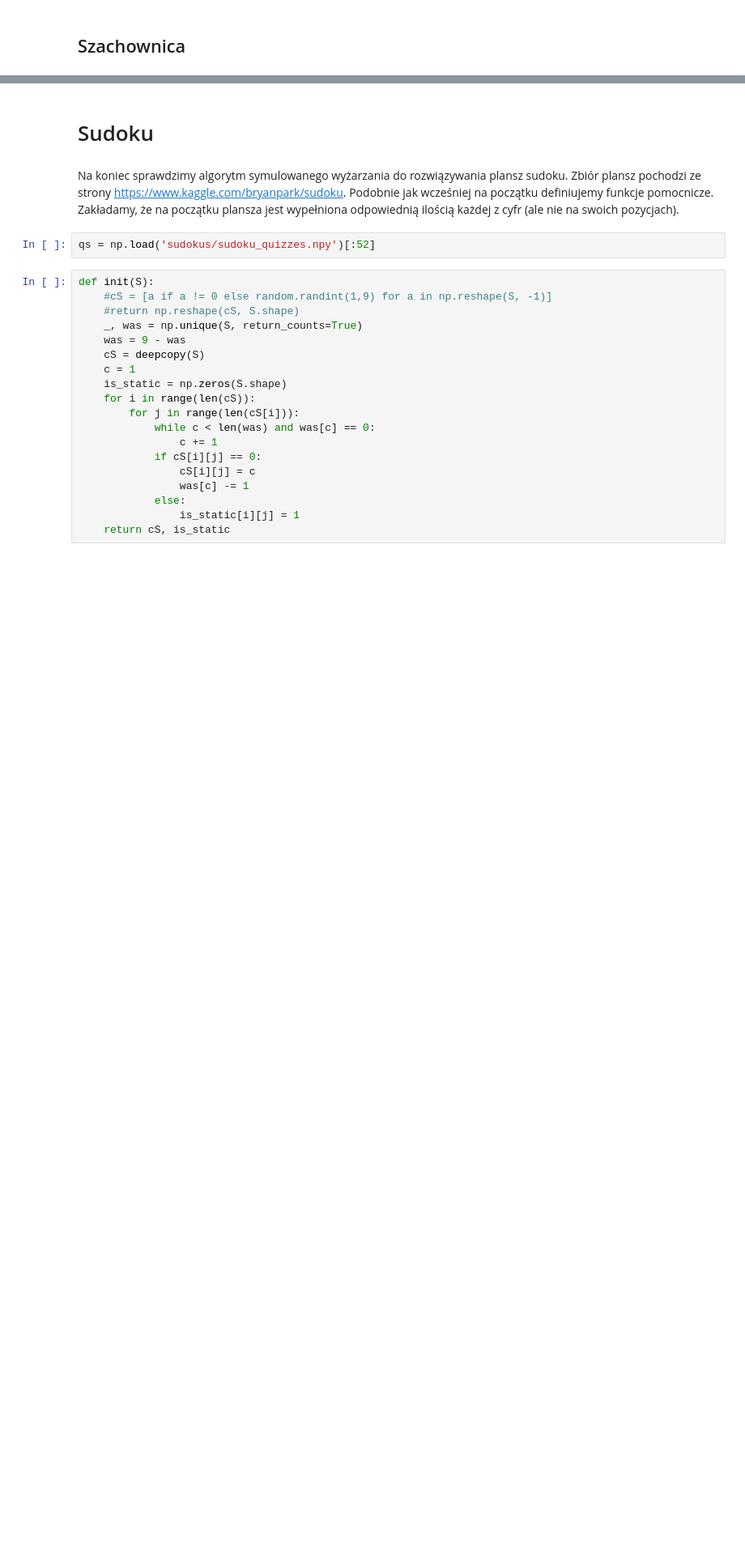
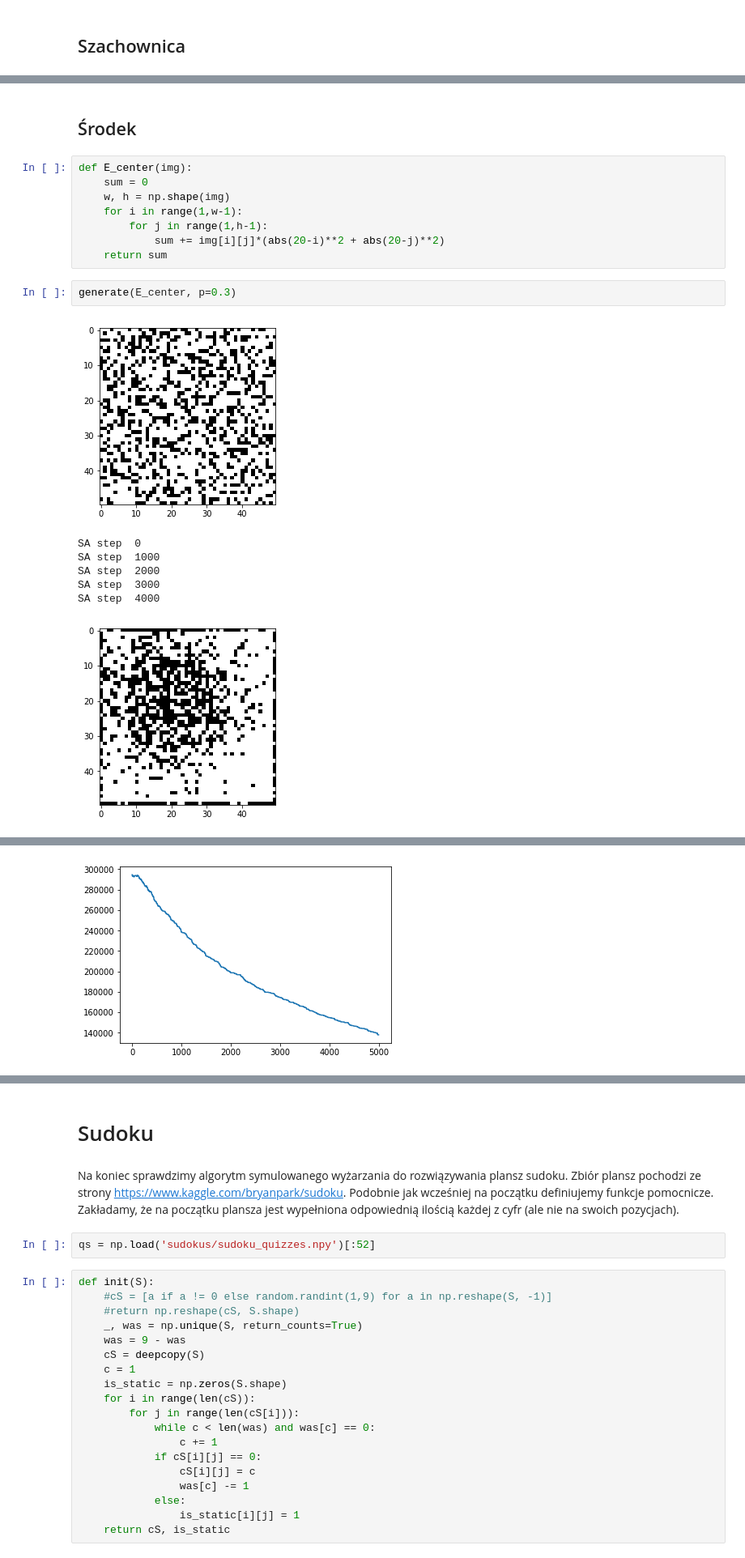
Before and after one commit to arkadiuss/computational-methods, a Jupyter notebook: lab4.ipynb, the cells around one changed output, grey strips where cells are left out. Shown at 81% size. Saved outputs shown, nothing was run; the diff lists cells and outputs as text; blank space fills up the shorter version.

```diff
--- a/lab4.ipynb
+++ b/lab4.ipynb
@@ -247,0 +287,20 @@ generate(E_szachowe, p=0.5)
+# %% [markdown]
+## Środek
+# %%
+def E_center(img):
+    sum = 0
+    w, h = np.shape(img)
+    for i in range(1,w-1):
+        for j in range(1,h-1):
+            sum += img[i][j]*(abs(20-i)**2 + abs(20-j)**2)
+    return sum
+# %%
+generate(E_center, p=0.3)
+# %% [output]
+[figure, added]
+SA step  0
+SA step  1000
+SA step  2000
+SA step  3000
+SA step  4000
+[figure, added]
@@ -247,0 +308 @@ generate(E_szachowe, p=0.5)
+[figure, added]
```
Also changed, not shown: parts of 10 cells of this notebook.
